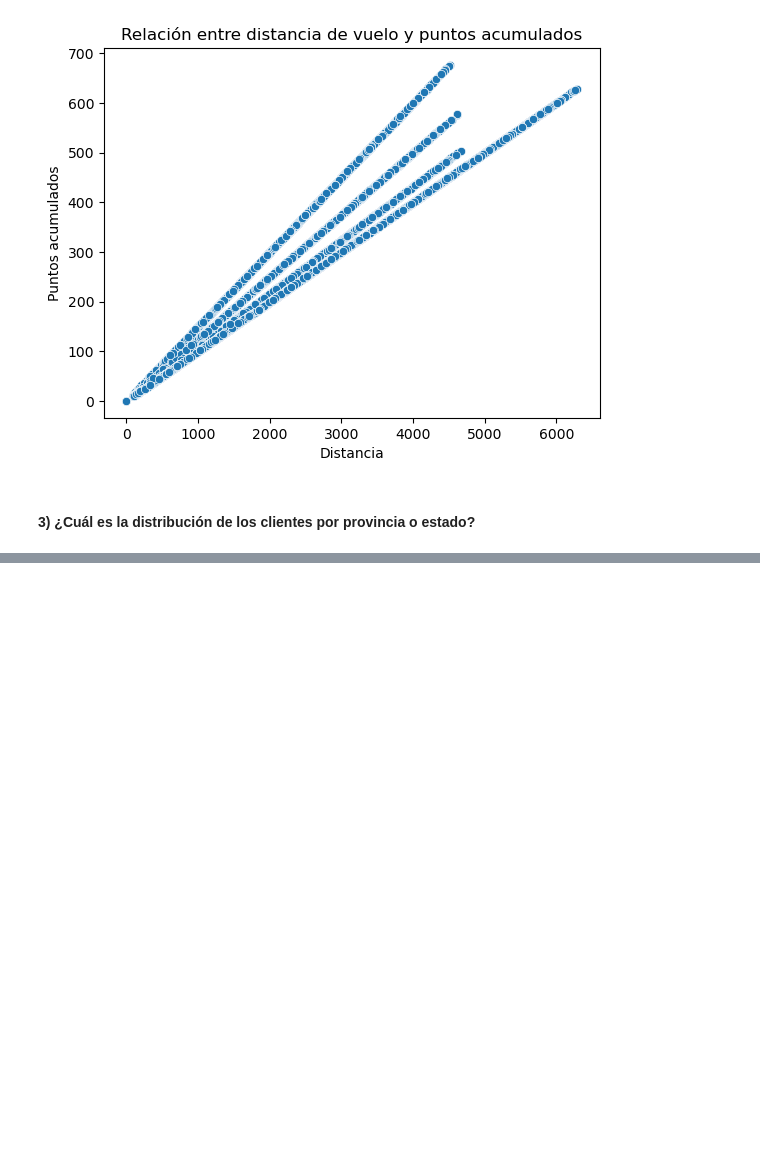
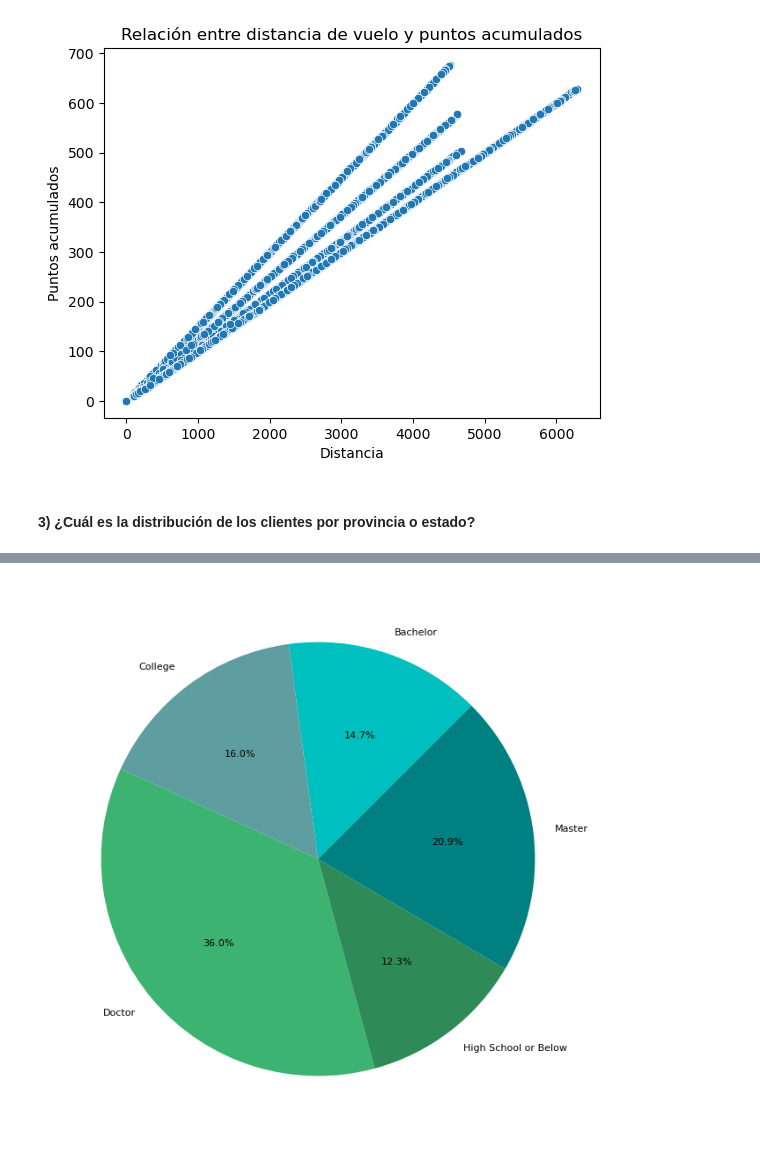
Before and after one commit to ArianaPapantonio/Module_3_Evaluation, a Jupyter notebook: evaluacion_final_mod_3.ipynb, the cells around one changed output, grey strips where cells are left out. Saved outputs shown, nothing was run; the diff lists cells and outputs as text; code cells hidden in the pictures; blank space fills up the shorter version.

```diff
--- a/evaluacion_final_mod_3.ipynb
+++ b/evaluacion_final_mod_3.ipynb
@@ -823,0 +917,12 @@ Text(0, 0.5, 'Puntos acumulados')
+# %%
+colores = ["c", "cadetblue", "mediumseagreen", "seagreen", "teal", "turquoise", "lightseagreen"]
+
+plt.figure(figsize=(8,8))
+plt.pie("salary", labels= "education",
+        data = df_salario_educación,
+        autopct=  '%1.1f%%',
+        colors = colores,
+        textprops={'fontsize': 8},
+        startangle=45);
+# %% [output]
+[figure, added]
```
Also changed, not shown: parts of 17 cells of this notebook.
